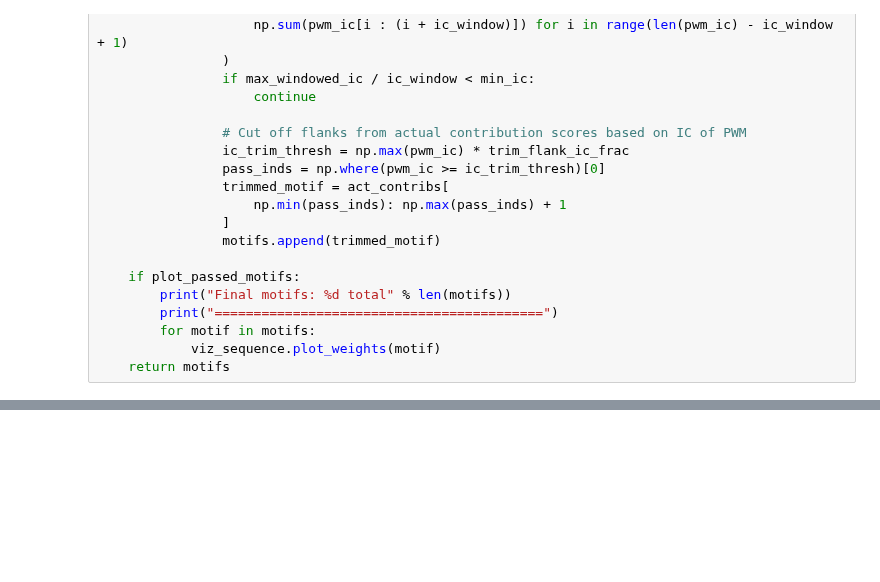
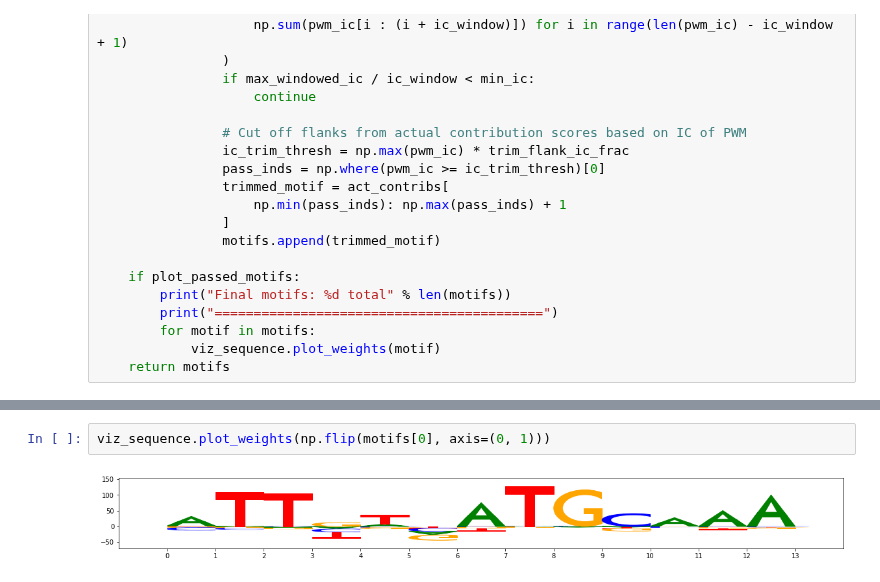
Before and after one commit to amtseng/fourier_attribution_priors, a Jupyter notebook: notebooks/view_shap_tfmodisco_results.ipynb, the cells around one changed output, grey strips where cells are left out. Saved outputs shown, nothing was run; the diff lists cells and outputs as text; blank space fills up the shorter version.

```diff
--- a/notebooks/view_shap_tfmodisco_results.ipynb
+++ b/notebooks/view_shap_tfmodisco_results.ipynb
@@ -157,0 +153,4 @@ motifs = import_tfmodisco_motifs(tfm_results_path, plot_all_motifs=False, plot_p
+# %%
+viz_sequence.plot_weights(np.flip(motifs[0], axis=(0, 1)))
+# %% [output]
+[figure, added]
```
Also changed, not shown: parts of 2 cells of this notebook, 8 other files.
